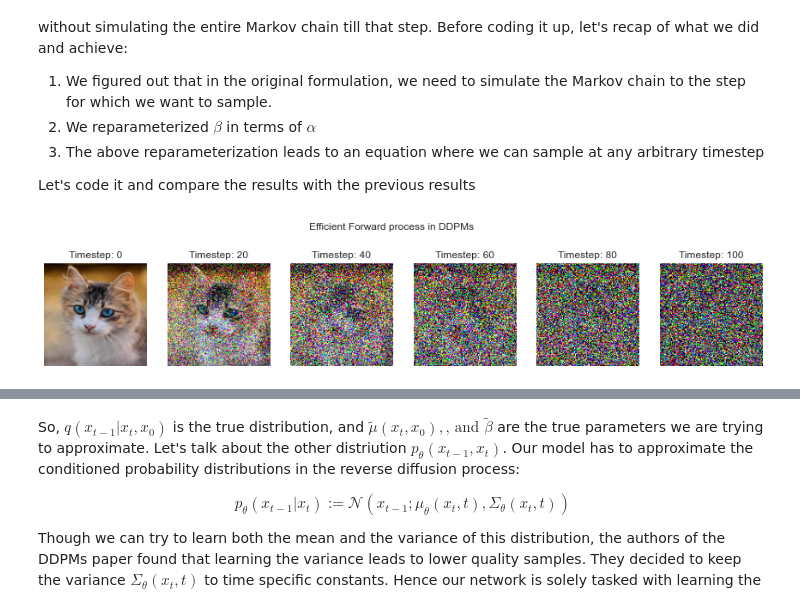
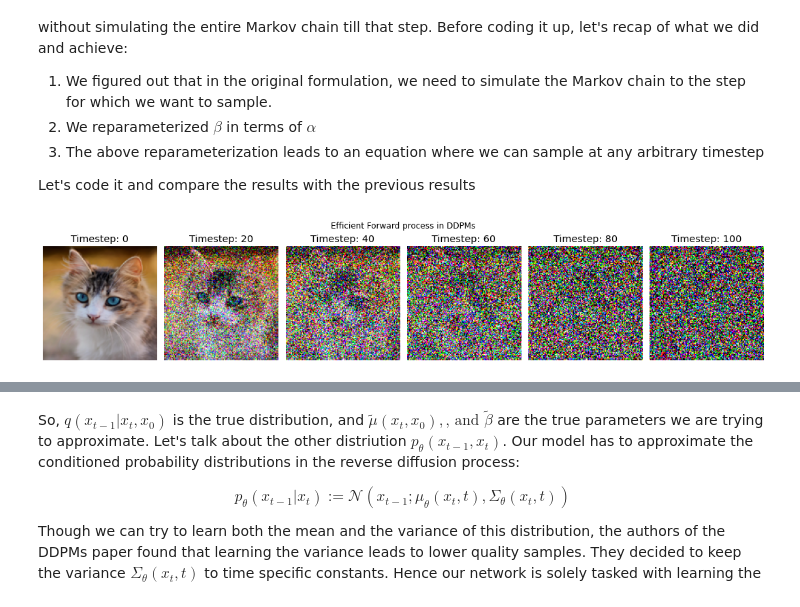
Before and after one commit to AakashKumarNain/diffusion_models, a Jupyter notebook: notebooks/deep_dive_into_ddpms.ipynb, the cells around one changed output, grey strips where cells are left out. Drawn from its saved outputs; the diff is of its cells as text; code cells hidden in the pictures.

```diff
--- a/notebooks/deep_dive_into_ddpms.ipynb
+++ b/notebooks/deep_dive_into_ddpms.ipynb
@@ -15,7 +15,7 @@ from PIL import Image
 
 seed = 1234
 np.random.seed(seed)
-plt.style.use("seaborn")
+plt.style.use('ggplot')
 
 %config IPCompleter.use_jedi = False
 %config InlineBackend.figure_format='png'
@@ -207,34 +210,40 @@ def forward_process_ddpms_v2(orig_img, alpha_bar, t):
 alpha = 1.0 - beta
 alpha_bar = np.cumprod(alpha)
 
 
 processed_images = [img] # Image at 0th step
 orig_img = np.asarray(img.copy(), dtype=np.float32) / 255.
 
 
 # 2. Run the forward pass for specific timesteps
 # We will use the timesteps we used in previous visualizations
 specific_timesteps = [19, 39, 59, 79, 99]
 for step in specific_timesteps:
     img_t = forward_process_ddpms_v2(orig_img, alpha_bar, step)
     img_t = (img_t.clip(0, 1) * 255.0).astype(np.uint8)
     processed_images.append(img_t)
 
 
 # 3. Plot and see samples at different timesteps
 _, ax = plt.subplots(1, len(processed_images), figsize=(15, 6))
 
 for i, sample in enumerate(processed_images):
     ax[i].imshow(sample)
     ax[i].set_title(f"Timestep: {i*20}")
     ax[i].axis("off")
     ax[i].grid(False)
 
 plt.suptitle("Efficient Forward process in DDPMs", y=0.75)
+plt.axis("off")
+plt.tight_layout()
+plt.savefig("../plots/efficient_forward_process.png",
+            pad_inches=0,
+            bbox_inches='tight'
+           )
 plt.show()
 plt.close()
 # %% [output]
-[figure, old version]
+[figure, new version]
 # %% [markdown]
 Now that we are aware of everything involved in the forward process, we need to figure out how are we going to generate image from the noise we got at the end of the forward process.
 
```
Also changed, not shown: parts of 3 cells of this notebook.
